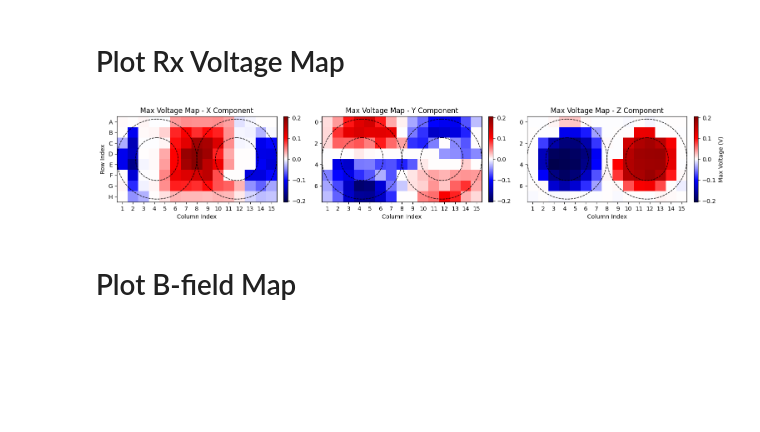
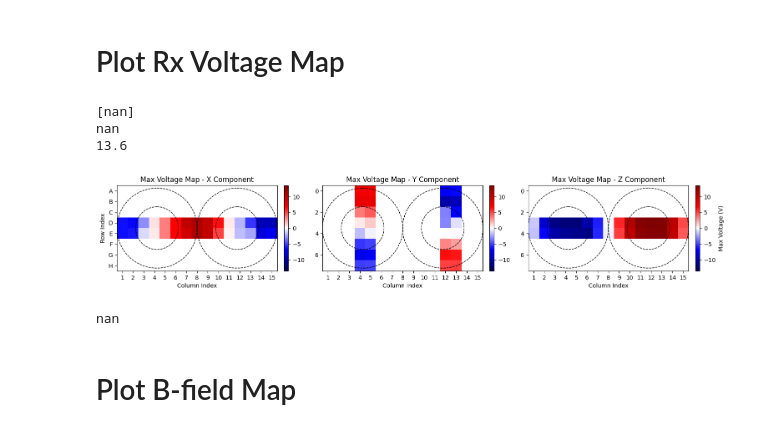
Before and after one commit to mLapatrie/TMS, a Jupyter notebook: data_processing/plot_Efield_map.ipynb, the cells around one changed output. Cells and saved outputs as stored; diff of their text form; code cells hidden in the pictures; blank space fills up the shorter version.

```diff
--- a/data_processing/plot_Efield_map.ipynb
+++ b/data_processing/plot_Efield_map.ipynb
@@ -86,9 +18,13 @@ components = ["x", "y", "z"]
 # Data directory
 rows = ["A", "B", "C", "D", "E", "F", "G", "H"]
 data_folder_dir = os.path.join(user_local_dir, f"waveforms")
-data_file_paths = [os.path.join(data_folder_dir, f"{component}_component/waveform_{r}{c}_{i}.csv") for component in components for r in rows for c in range(1, 16) for i in range(1, 4)]
+data_file_paths = [os.path.join(data_folder_dir, f"{component}_component_1500V_kapton/waveform_{r}{c}_{i}.csv") for component in components for r in rows for c in range(1, 16) for i in range(1, 2)]
 print(data_file_paths)
 print(f"Data file paths: {data_file_paths}")
+
+# Capacitor waveforms
+data_cap_file_paths = [os.path.join(data_folder_dir, f"capacitor_waveforms/waveform_{i}.csv") for i in range(1, len(os.listdir(os.path.join(data_folder_dir, "capacitor_waveforms"))) + 1)]
+print(f"Capacitor data file paths: {data_cap_file_paths}")
 
 # Output directory
 output_folder_dir = os.path.join(user_local_dir, "waveforms/plots")
@@ -100,6 +37,15 @@ Data file paths: ['/home/maxence/dev/hardware/TMS/data_processing/waveforms/x_co
 Output folder directory: /home/maxence/dev/hardware/TMS/data_processing/waveforms/plots
 # %%
-data_csv = [pd.read_csv(data_file_dir) for data_file_dir in data_file_paths]
+data_csv = []
+for data_file_dir in data_file_paths:
+    try:
+        df = pd.read_csv(data_file_dir)
+        data_csv.append(df)
+    except FileNotFoundError:
+        # create empty DataFrame with the Voltage (V) column
+        empty_df = pd.DataFrame(columns=["Voltage (V)"])
+        data_csv.append(empty_df)
+
 print(len(data_csv))
 data_csv[0].head()
 # %% [output]
@@ -113,43 +75,66 @@ data_csv[0].head()
 # %% [markdown]
 # Plot Rx Voltage Map
 # %%
-max_voltages = np.array([data_csv[i]['Voltage (V)'][5:][np.argmax(np.abs((data_csv[i]['Voltage (V)'][5:])))] for i in range(len(data_csv))])
-max_voltages = max_voltages.reshape(3, 8, 15, 3)
+max_voltages = []
+for i in range(len(data_csv)):
+    if data_csv[i].empty:
+        max_voltages.append(np.nan)
+    else:
+        max_voltage = data_csv[i]['Voltage (V)'][5:][np.argmax(np.abs((data_csv[i]['Voltage (V)'][5:])))]
+        max_voltages.append(max_voltage)
+
+
+max_voltages = np.array(max_voltages).reshape(3, 8, 15, 1)
+print(max_voltages[0, 0, 13])
 max_voltages_mean = max_voltages.mean(axis=3)
+print(max_voltages_mean[0, 0, 13])
 
-absolute_max = np.max(np.abs(max_voltages_mean))
+# Flip the voltages to compensate for coil orientation
+max_voltages_mean[0] = -max_voltages_mean[0]
+max_voltages_mean[1] = -max_voltages_mean[1]
+max_voltages_mean[2] = max_voltages_mean[2]
+
+absolute_max = np.nanmax(np.abs(max_voltages_mean))
+print(absolute_max)
 
 fig, axes = plt.subplots(1, 3, figsize=(18, 6))
 
 y_center = 3.5
 x_left = 3.25
 x_right = 10.75
 r_out = 3.75
 r_in = 2.0
 
 for i, component in enumerate(components):
     axes[i].imshow(max_voltages_mean[i], cmap='seismic', vmin=-absolute_max, vmax=absolute_max)
     axes[i].set_title(f'Max Voltage Map - {component.capitalize()} Component')
     axes[i].set_xlabel('Column Index')
     axes[i].set_xticks(ticks=np.arange(15), labels=np.arange(1, 16))
     # add colorbar
     cbar = plt.colorbar(axes[i].imshow(max_voltages_mean[i], cmap='seismic', vmin=-absolute_max, vmax=absolute_max), ax=axes[i], fraction=0.025, pad=0.04)
 
     axes[i].add_patch(Circle((x_left, y_center), r_out, fill=False, color='black', linewidth=1, linestyle='--'))
     axes[i].add_patch(Circle((x_left, y_center), r_in, fill=False, color='black', linewidth=1, linestyle='--'))
 
     axes[i].add_patch(Circle((x_right, y_center), r_out, fill=False, color='black', linewidth=1, linestyle='--'))
     axes[i].add_patch(Circle((x_right, y_center), r_in, fill=False, color='black', linewidth=1, linestyle='--'))
 
 
 cbar.set_label('Max Voltage (V)')
 
 axes[0].set_yticks(ticks=np.arange(len(rows)), labels=rows)
 axes[0].set_ylabel('Row Index')
 
 plt.show()
 # %% [output]
+[nan]
+nan
+13.6
-[figure, old version]
+[figure, new version]
+# %%
+print(max_voltages_mean[1, 0, 13])
+# %% [output]
+nan
 # %% [markdown]
 # Plot B-field Map
 # %%
```
Also changed, not shown: parts of 20 cells of this notebook, 45 other files.
